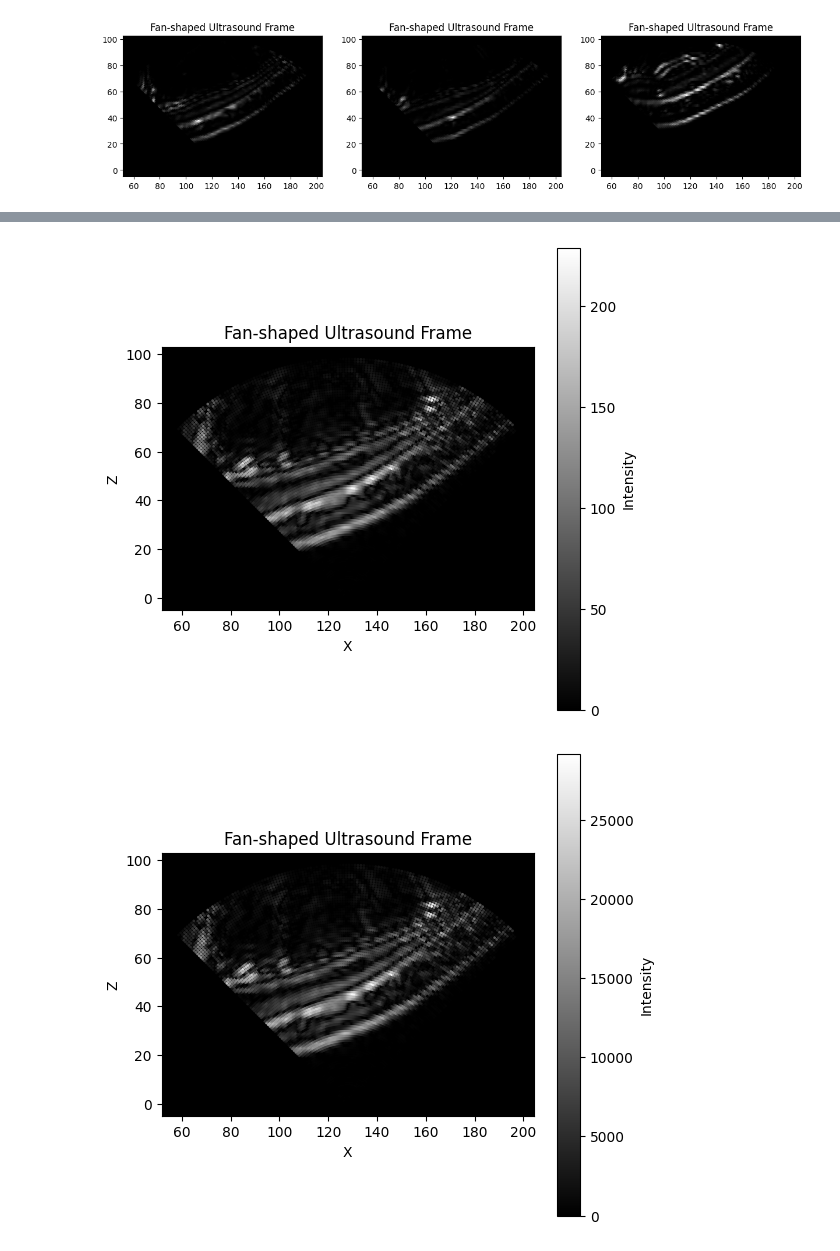
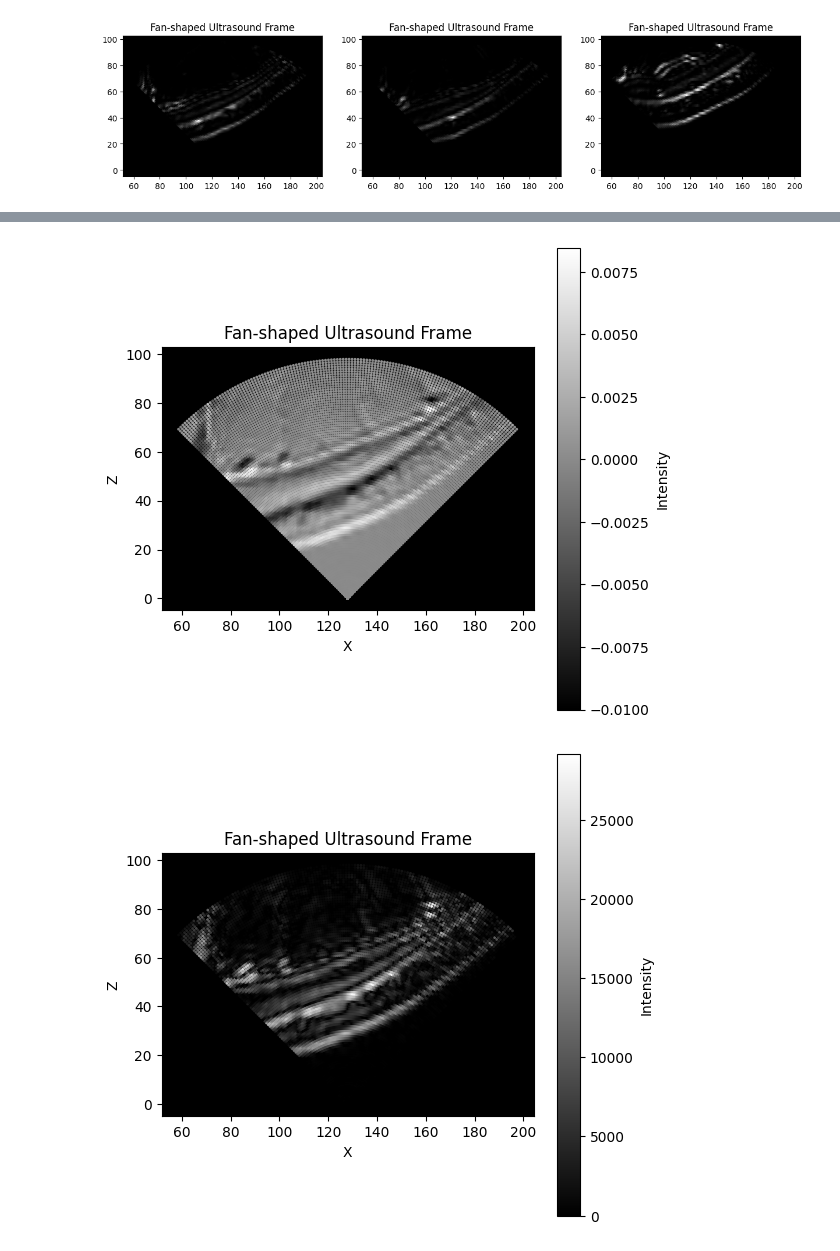
Before and after one commit to gduguey/DiffUS, a Jupyter notebook: notebooks/fxiafixing_voxel_plot.ipynb, the cells around one changed output, grey strips where cells are left out. Cells and saved outputs as stored; diff of their text form; code cells hidden in the pictures.

```diff
--- a/notebooks/fxiafixing_voxel_plot.ipynb
+++ b/notebooks/fxiafixing_voxel_plot.ipynb
@@ -216,8 +234,8 @@ directions = [np.array([np.sin(theta), 0, np.cos(theta)]) for theta in thetas]
 # %%
-sim_framed = UR.simulate_frame(
+sim_framed = UR.simulate_rays(
     volume=volume,
     source=torch.tensor([128.,128.,0.]),
-    directions=torch.tensor(directions, dtype=torch.float32),
+    directions=torch.stack(directions,dim=0),
 )
 
 frame_np = sim_framed.detach().cpu().numpy()
@@ -225,34 +243,34 @@ n_rays, n_samples = frame_np.shape
 source = np.array([128, 0])  # (x, z) — assuming 2D for display
 
 # Scale ray length to match sample count
 ray_len = n_samples
 thetas = np.radians(np.linspace(-angle, angle, n_rays))
 
 x_coords = []
 z_coords = []
 intensities = []
 
 for i, theta in enumerate(thetas):
     for r in range(n_samples):
         direction = np.array([np.sin(theta), np.cos(theta)])
         point = source + r * direction
         x_coords.append(point[0])
         z_coords.append(point[1])
         intensities.append(frame_np[i, r])
 
 # Create scatter plot with intensity
 plt.figure(figsize=(6, 6))
 plt.rcParams['axes.facecolor'] = 'black'
 
 plt.scatter(x_coords, z_coords, c=intensities, cmap='gray', s=1)
 plt.gca().set_aspect('equal')
 plt.xlabel("X")
 plt.ylabel("Z")
 plt.title("Fan-shaped Ultrasound Frame")
 plt.colorbar(label="Intensity")
 plt.show()
 # %% [output]
-[figure, old version]
+[figure, new version]
 # %%
 
 sim_framed = UR.simulate_frame(
```
Also changed, not shown: parts of 3 cells of this notebook, 1 other file.
